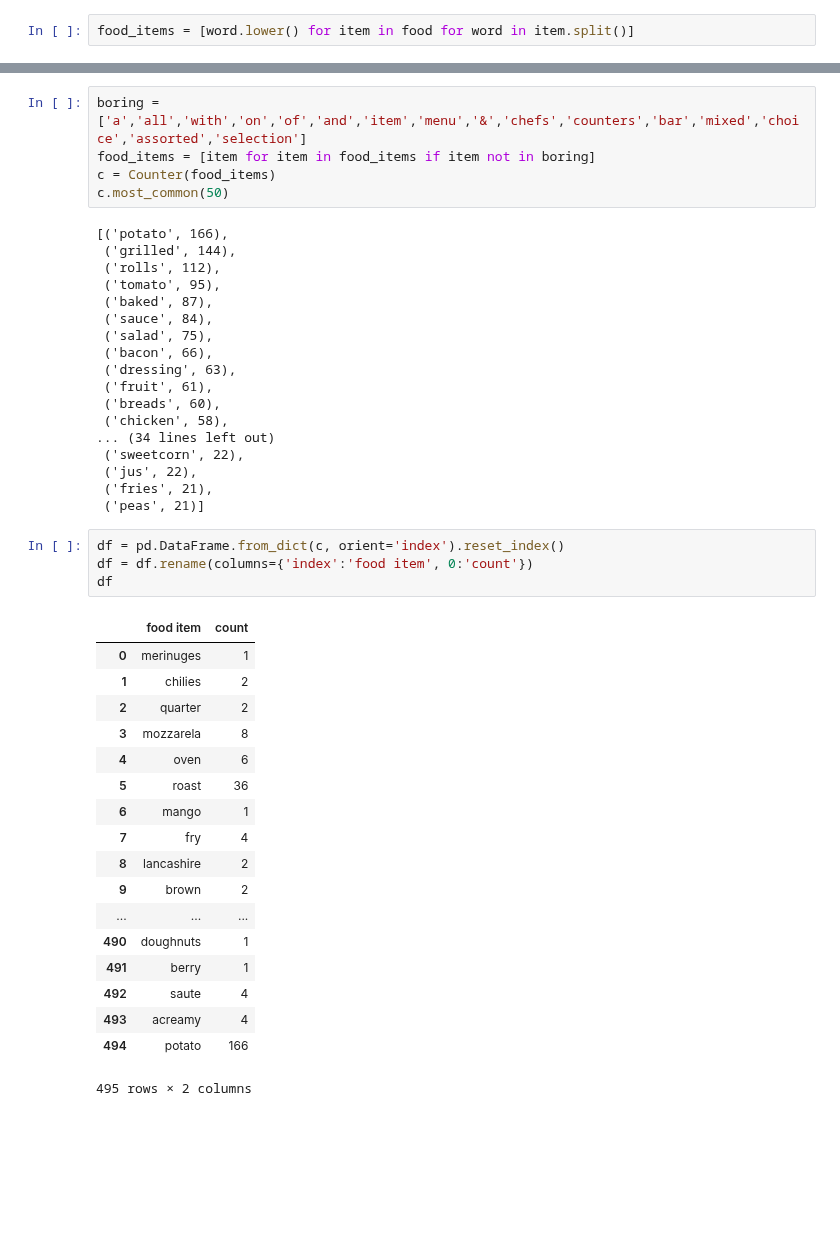
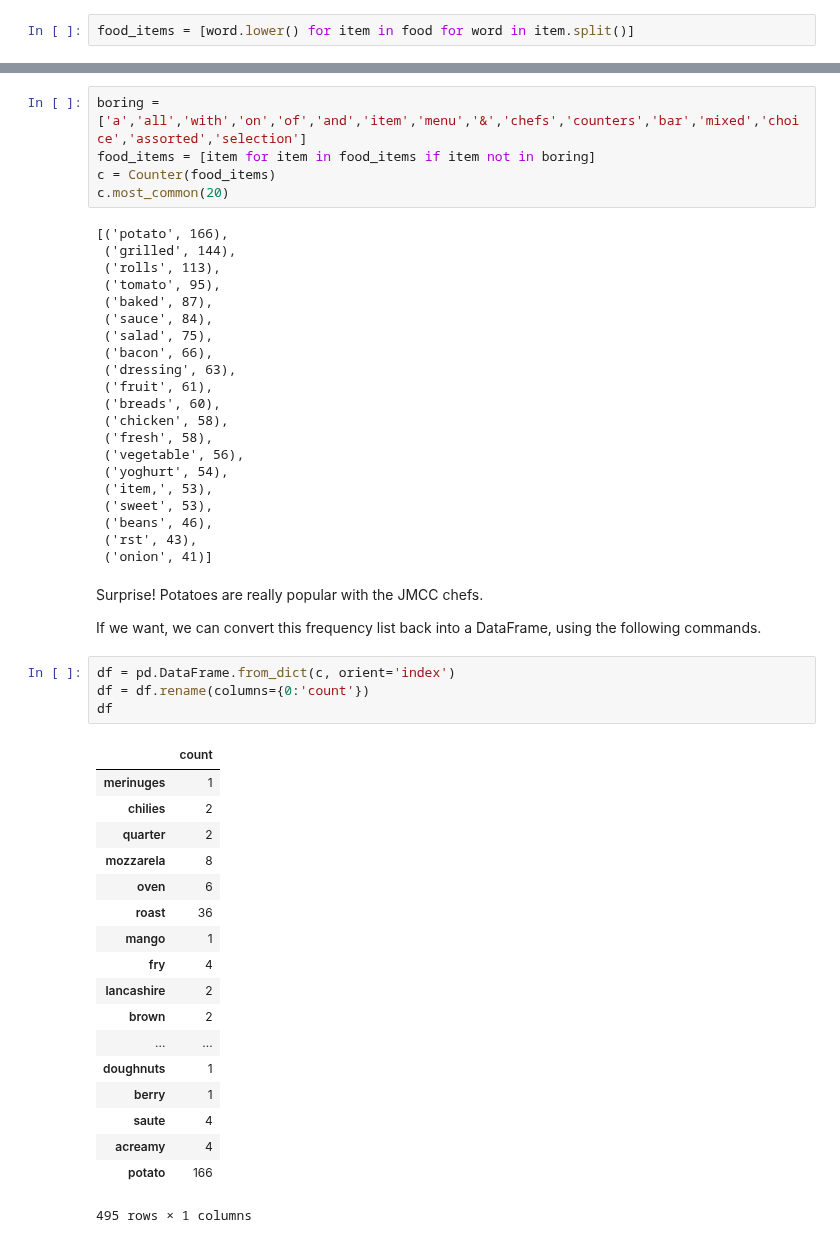
Before and after one commit to edinburghlivinglab/dds-notebooks, a Jupyter notebook: notebooks/jmcc_menu.ipynb, the cells around one changed output, grey strips where cells are left out. Saved outputs shown, nothing was run; the diff lists cells and outputs as text; blank space fills up the shorter version.

```diff
--- a/notebooks/jmcc_menu.ipynb
+++ b/notebooks/jmcc_menu.ipynb
@@ -97,11 +120,11 @@ c.most_common(50)
 boring = ['a','all','with','on','of','and','item','menu','&','chefs','counters','bar','mixed','choice','assorted','selection']
 food_items = [item for item in food_items if item not in boring]
 c = Counter(food_items)
-c.most_common(50)
+c.most_common(20)
 # %% [output]
 [('potato', 166),
  ('grilled', 144),
- ('rolls', 112),
+ ('rolls', 113),
  ('tomato', 95),
  ('baked', 87),
  ('sauce', 84),
@@ -111,31 +134,38 @@ c.most_common(50)
  ('fruit', 61),
  ('breads', 60),
  ('chicken', 58),
-... (34 lines left out)
- ('sweetcorn', 22),
- ('jus', 22),
- ('fries', 21),
- ('peas', 21)]
+ ('fresh', 58),
+ ('vegetable', 56),
+ ('yoghurt', 54),
+ ('item,', 53),
+ ('sweet', 53),
+ ('beans', 46),
+ ('rst', 43),
+ ('onion', 41)]
+# %% [markdown]
+Surprise! Potatoes are really popular with the JMCC chefs.
+
+If we want, we can convert this frequency list back into a DataFrame, using the following commands.
 # %%
-df = pd.DataFrame.from_dict(c, orient='index').reset_index()
-df = df.rename(columns={'index':'food item', 0:'count'})
+df = pd.DataFrame.from_dict(c, orient='index')
+df = df.rename(columns={0:'count'})
 df
 # %% [output]
-|  | food item | count |
-| 0 | merinuges | 1 |
-| 1 | chilies | 2 |
-| 2 | quarter | 2 |
-| 3 | mozzarela | 8 |
-| 4 | oven | 6 |
-| 5 | roast | 36 |
-| 6 | mango | 1 |
-| 7 | fry | 4 |
-| 8 | lancashire | 2 |
-| 9 | brown | 2 |
-| ... | ... | ... |
-| 490 | doughnuts | 1 |
-| 491 | berry | 1 |
-| 492 | saute | 4 |
-| 493 | acreamy | 4 |
-| 494 | potato | 166 |
+|  | count |
+| merinuges | 1 |
+| chilies | 2 |
+| quarter | 2 |
+| mozzarela | 8 |
+| oven | 6 |
+| roast | 36 |
+| mango | 1 |
+| fry | 4 |
+| lancashire | 2 |
+| brown | 2 |
+| ... | ... |
+| doughnuts | 1 |
+| berry | 1 |
+| saute | 4 |
+| acreamy | 4 |
+| potato | 166 |
-495 rows × 2 columns
+495 rows × 1 columns
```
Also changed, not shown: parts of 11 cells of this notebook.
